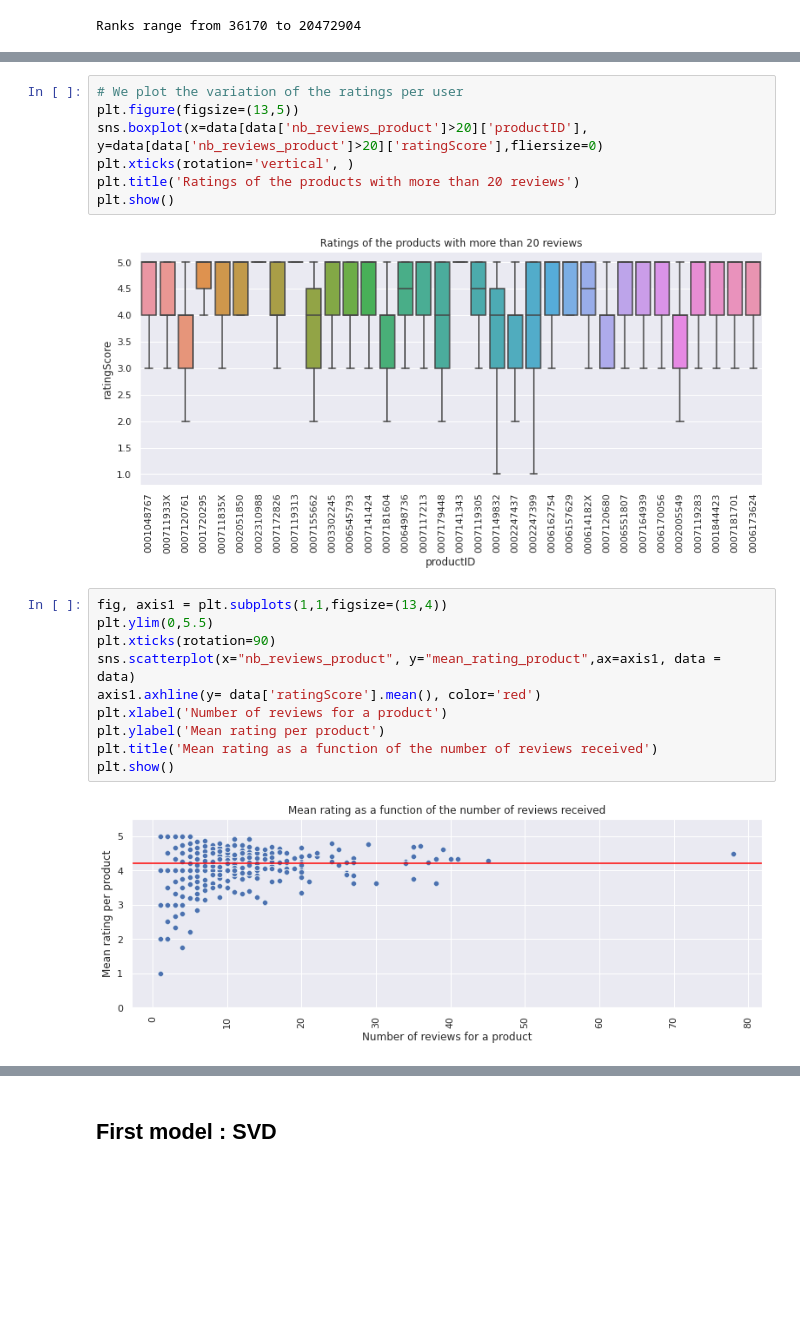
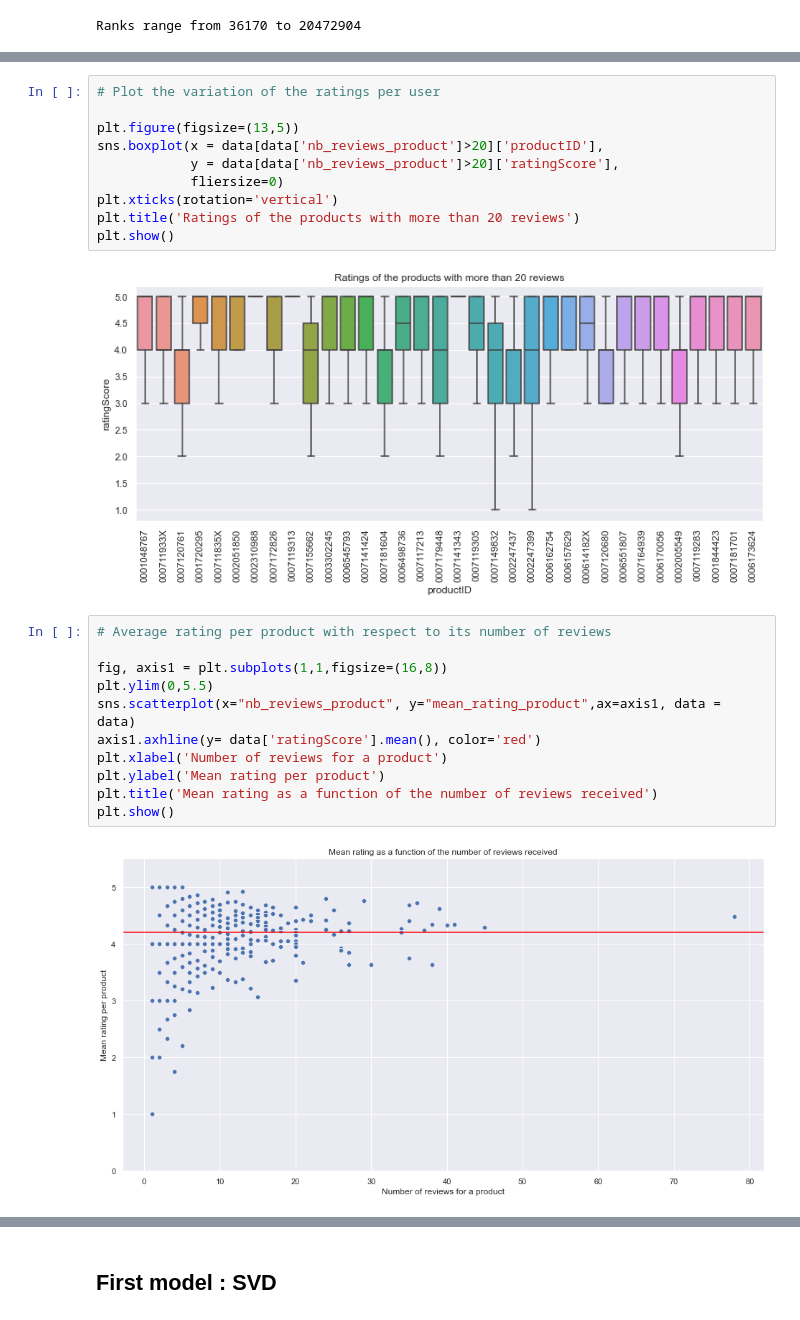
Before and after one commit to maximeberillon/Recommandation_System_Books, a Jupyter notebook: book_reco_startingkit.ipynb, the cells around one changed output, grey strips where cells are left out. Drawn from its saved outputs; the diff is of its cells as text; blank space fills up the shorter version.

Commit message:
Addition of visualizations and changes in EDA

```diff
--- a/book_reco_startingkit.ipynb
+++ b/book_reco_startingkit.ipynb
@@ -351,21 +357,25 @@ corr.style.background_gradient(cmap='coolwarm').set_precision(2)
 # %%
-# We plot the variation of the ratings per user
+# Plot the variation of the ratings per user
+
 plt.figure(figsize=(13,5))
-sns.boxplot(x=data[data['nb_reviews_product']>20]['productID'], y=data[data['nb_reviews_product']>20]['ratingScore'],fliersize=0)
-plt.xticks(rotation='vertical', )
+sns.boxplot(x = data[data['nb_reviews_product']>20]['productID'],
+            y = data[data['nb_reviews_product']>20]['ratingScore'],
+            fliersize=0)
+plt.xticks(rotation='vertical')
 plt.title('Ratings of the products with more than 20 reviews')
 plt.show()
 # %% [output]
-[figure, old version]
+[figure, new version]
 # %%
-fig, axis1 = plt.subplots(1,1,figsize=(13,4))
+# Average rating per product with respect to its number of reviews
+
+fig, axis1 = plt.subplots(1,1,figsize=(16,8))
 plt.ylim(0,5.5)
-plt.xticks(rotation=90)
 sns.scatterplot(x="nb_reviews_product", y="mean_rating_product",ax=axis1, data = data)
 axis1.axhline(y= data['ratingScore'].mean(), color='red')
 plt.xlabel('Number of reviews for a product')
 plt.ylabel('Mean rating per product')
 plt.title('Mean rating as a function of the number of reviews received')
 plt.show()
 # %% [output]
-[figure, old version]
+[figure, new version]
```
Also changed, not shown: parts of 15 cells of this notebook.
